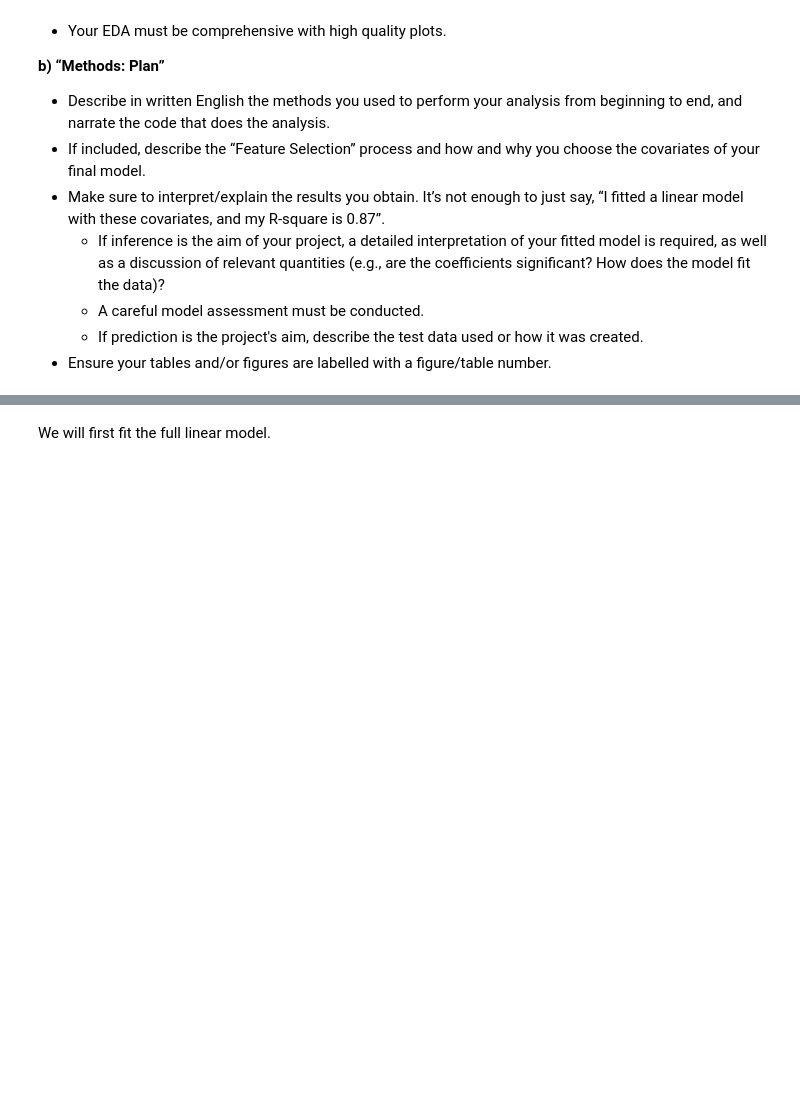
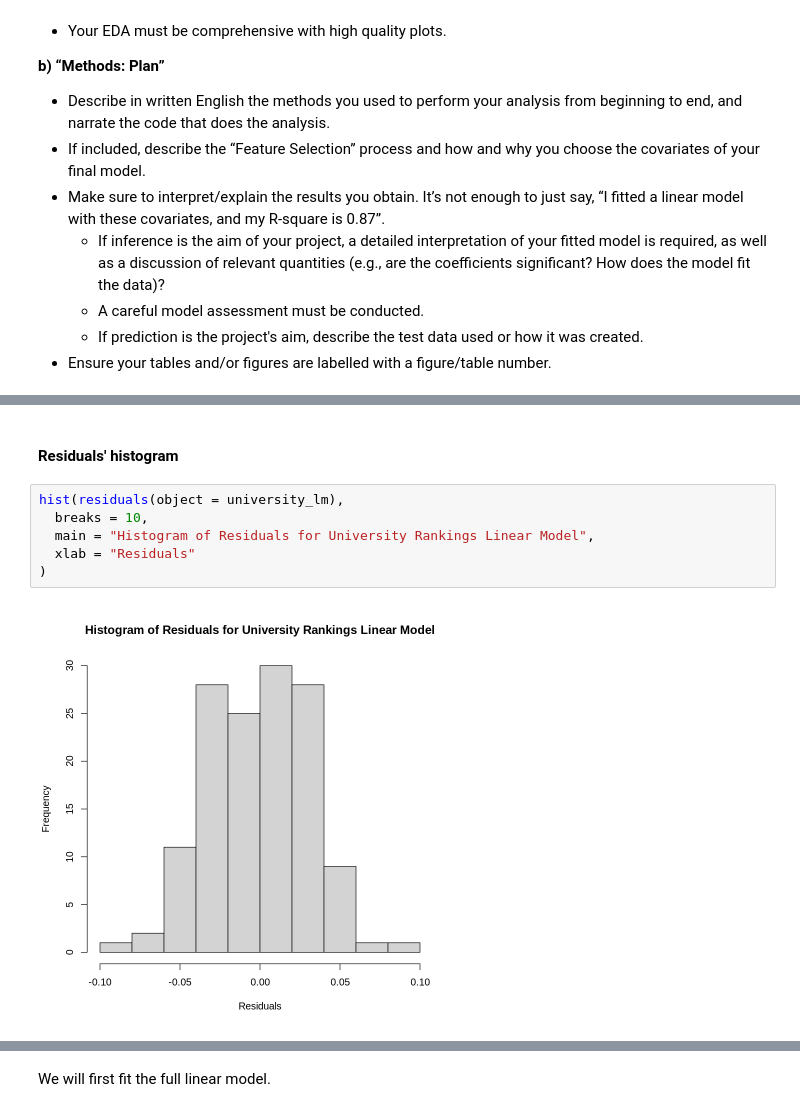
Before and after one commit to ayushtvora/stat-301-group-project, a Jupyter notebook: group_project_report.ipynb, the cells around one changed output, grey strips where cells are left out. Saved outputs shown, nothing was run; the diff lists cells and outputs as text; blank space fills up the shorter version.

```diff
--- a/group_project_report.ipynb
+++ b/group_project_report.ipynb
@@ -120,0 +179,10 @@ A tibble: 6 × 13
+# %% [markdown]
+#### Residuals' histogram
+# %%
+hist(residuals(object = university_lm),
+  breaks = 10,
+  main = "Histogram of Residuals for University Rankings Linear Model",
+  xlab = "Residuals"
+)
+# %% [output]
+[figure, added]
```
Also changed, not shown: parts of 17 cells of this notebook.
